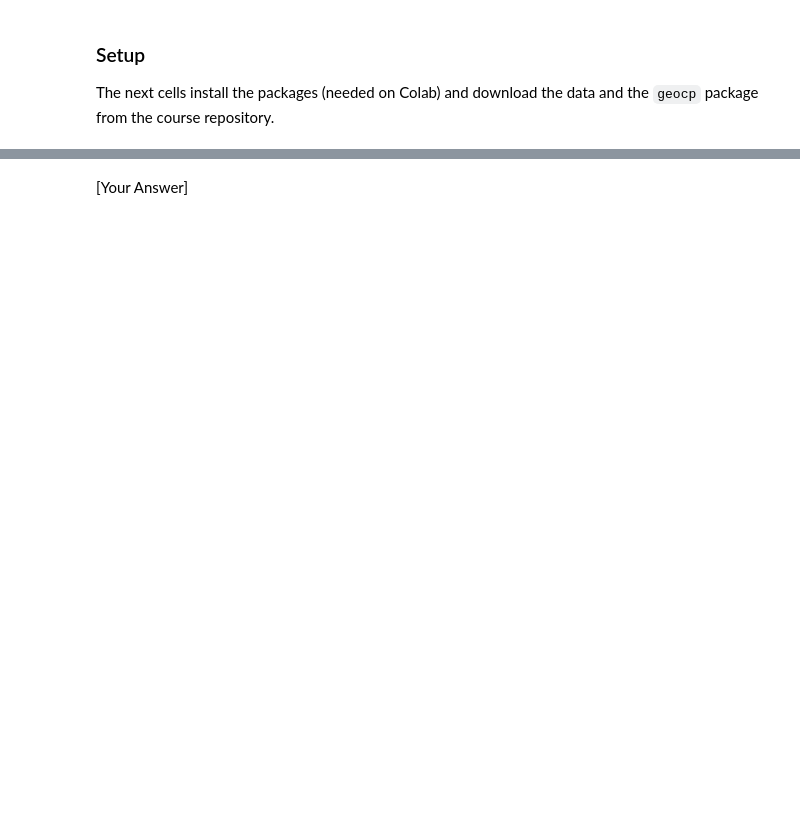
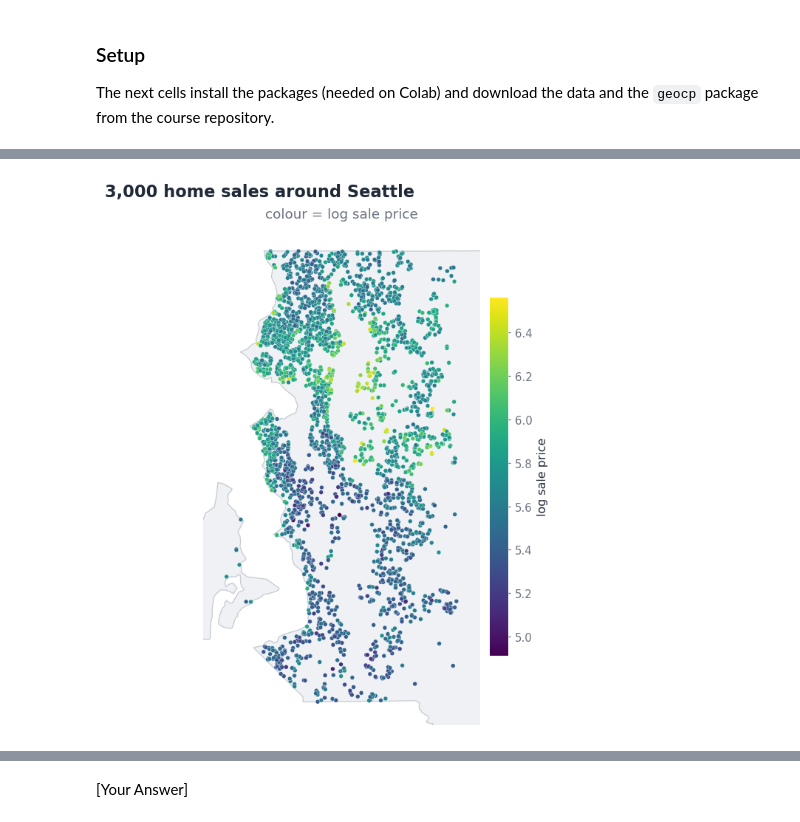
Before and after one commit to Vezarachan/TUM_Course_SVA_TrustGeoAI, a Jupyter notebook: notebooks/TrustworthyGeoAI_case_2.ipynb, the cells around one changed output, grey strips where cells are left out. Cells and saved outputs as stored; diff of their text form; code cells hidden in the pictures; blank space fills up the shorter version.

```diff
--- a/notebooks/TrustworthyGeoAI_case_2.ipynb
+++ b/notebooks/TrustworthyGeoAI_case_2.ipynb
@@ -285,0 +113,28 @@ inductive bias (LR vs GWR) mainly shifts the **overall level** of uncertainty
+# %%
+df = pd.read_csv("data/seattle_sample_3k.csv").drop(columns=["Unnamed: 0"])
+FEATURES = ["bathrooms", "sqft_living", "sqft_lot", "grade", "condition", "waterfront", "view", "age"]
+X = df[FEATURES].to_numpy(float)
+y = df["log_price"].to_numpy(float)
+coords = df[["UTM_X", "UTM_Y"]].to_numpy(float)     # UTM zone 10N, metres
+xy_km = (coords - coords.mean(0)) / 1000.0           # centred km, for kernels & coord-features
+
+# Seattle basemap: light county fill, zoomed to the homes.
+county = gpd.read_file("data/king_county.gpkg", layer="county").to_crs(32610)
+_PAD = 3000
+X0, X1 = coords[:, 0].min()-_PAD, coords[:, 0].max()+_PAD
+Y0, Y1 = coords[:, 1].min()-_PAD, coords[:, 1].max()+_PAD
+def seattle_base(ax):
+    county.plot(ax=ax, color="#eff1f4", edgecolor="white", linewidth=0.6, zorder=0)
+    county.boundary.plot(ax=ax, color="#c7ccd3", linewidth=0.8, zorder=1)
+    ax.set_xlim(X0, X1); ax.set_ylim(Y0, Y1); finish_map(ax)
+
+fig, ax = plt.subplots(figsize=(6.6, 6.2), layout="constrained")
+seattle_base(ax)
+sc = ax.scatter(coords[:, 0], coords[:, 1], c=y, cmap="viridis", s=12,
+                edgecolor="white", linewidth=0.2, zorder=2)
+cbar(fig, sc, ax, "log sale price")
+ax.set_title("colour = log sale price", pad=8)
+suptitle(fig, "3,000 home sales around Seattle")
+plt.show()
+# %% [output]
+[figure, added]
```
Also changed, not shown: parts of 56 cells of this notebook, 1 other file.
